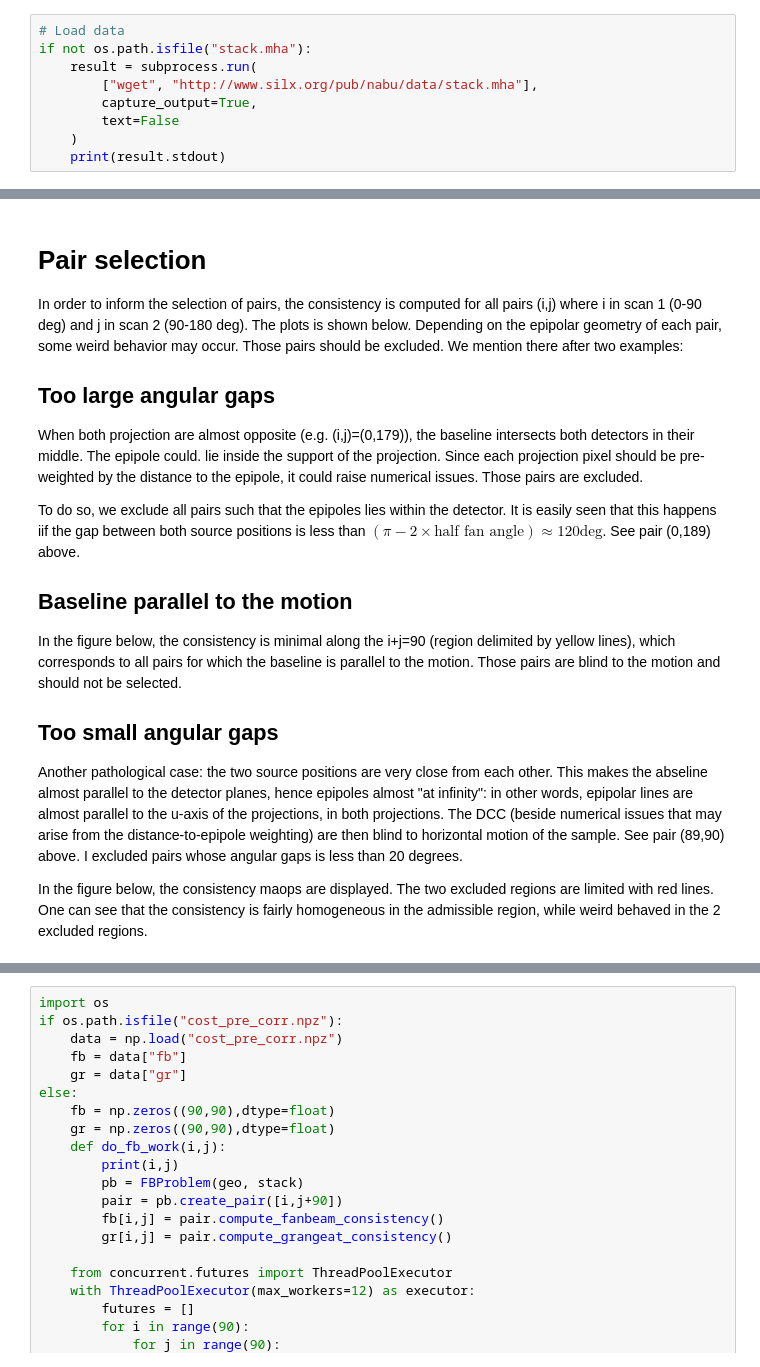
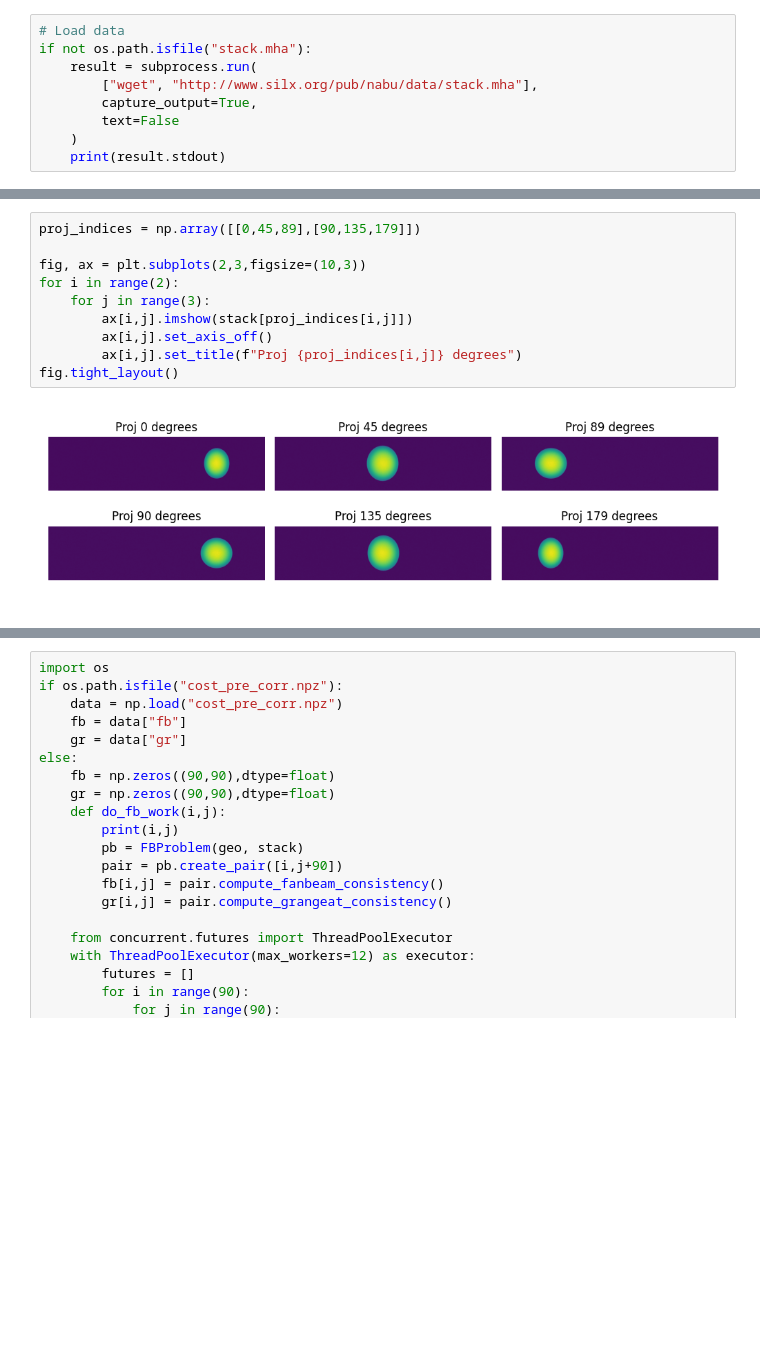
Before and after one commit to lesaintjerome/spie2026, a Jupyter notebook: spie2026-paper/visualize.ipynb, the cells around one changed output, grey strips where cells are left out. Drawn from its saved outputs; the diff is of its cells as text; blank space fills up the shorter version.

```diff
--- a/spie2026-paper/visualize.ipynb
+++ b/spie2026-paper/visualize.ipynb
@@ -93,18 +84,12 @@ pair.analyze_pair(figsize=(10,10))
-# %% [markdown]
-# Pair selection
-In order to inform the selection of pairs, the consistency is computed for all pairs (i,j) where i in scan 1 (0-90 deg) and j in scan 2 (90-180 deg). The plots is shown below.
-Depending on the epipolar geometry of each pair, some weird behavior may occur. Those pairs should be excluded. We mention there after two examples:
-
-## Too large angular gaps
-When both projection are almost opposite (e.g. (i,j)=(0,179)), the baseline intersects both detectors in their middle. The epipole could. lie inside the support of the projection. Since each projection pixel should be pre-weighted by the distance to the epipole, it could raise numerical issues. Those pairs are excluded.
-
-To do so, we exclude all pairs such that the epipoles lies within the detector. It is easily seen that this happens iif the gap between both source positions is less than $(\pi - 2\times \text{half fan angle}) \approx 120 \text{deg}$.
-See pair (0,189) above.
-
-## Baseline parallel to the motion
-In the figure below, the consistency is minimal along the i+j=90 (region delimited by yellow lines), which corresponds to all pairs for which the baseline is parallel to the motion. Those pairs are blind to the motion and should not be selected.
-
-## Too small angular gaps
-Another pathological case: the two source positions are very close from each other. This makes the abseline almost parallel to the detector planes, hence epipoles almost "at infinity": in other words, epipolar lines are almost parallel to the u-axis of the projections, in both projections. The DCC (beside numerical issues that may arise from the distance-to-epipole weighting) are then blind to horizontal motion of the sample. See pair (89,90) above. I excluded pairs whose angular gaps is less than 20 degrees.
-
-In the figure below, the consistency maops are displayed. The two excluded regions are limited with red lines. One can see that the consistency is fairly homogeneous in the admissible region, while weird behaved in the 2 excluded regions.
+# %%
+proj_indices = np.array([[0,45,89],[90,135,179]])
+
+fig, ax = plt.subplots(2,3,figsize=(10,3))
+for i in range(2):
+    for j in range(3):
+        ax[i,j].imshow(stack[proj_indices[i,j]])
+        ax[i,j].set_axis_off()
+        ax[i,j].set_title(f"Proj {proj_indices[i,j]} degrees")
+fig.tight_layout()
+# %% [output]
+[figure, added]
```
Also changed, not shown: parts of 7 cells of this notebook, 2 other files.
